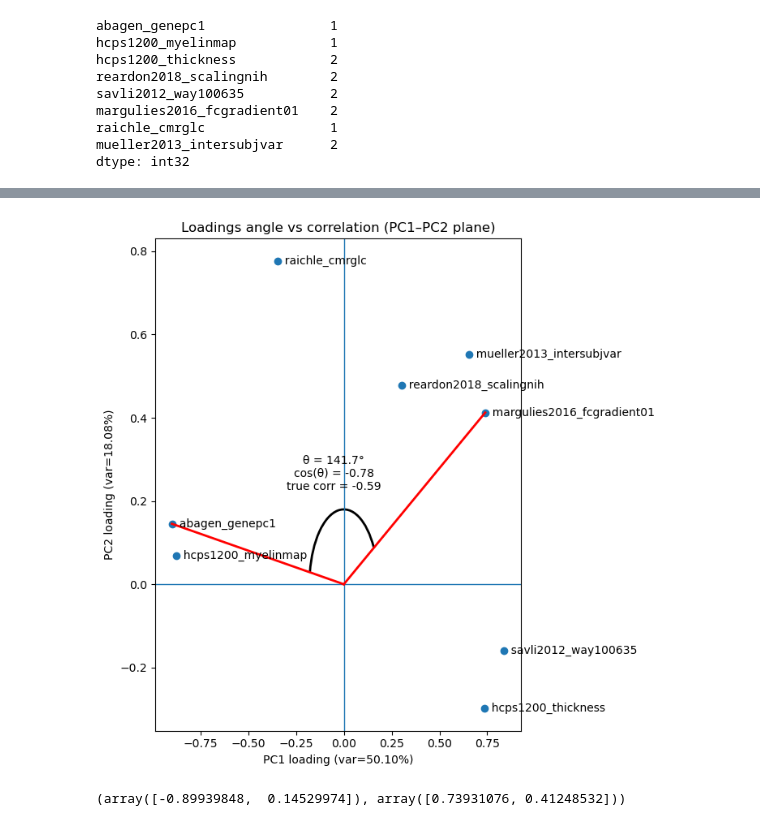
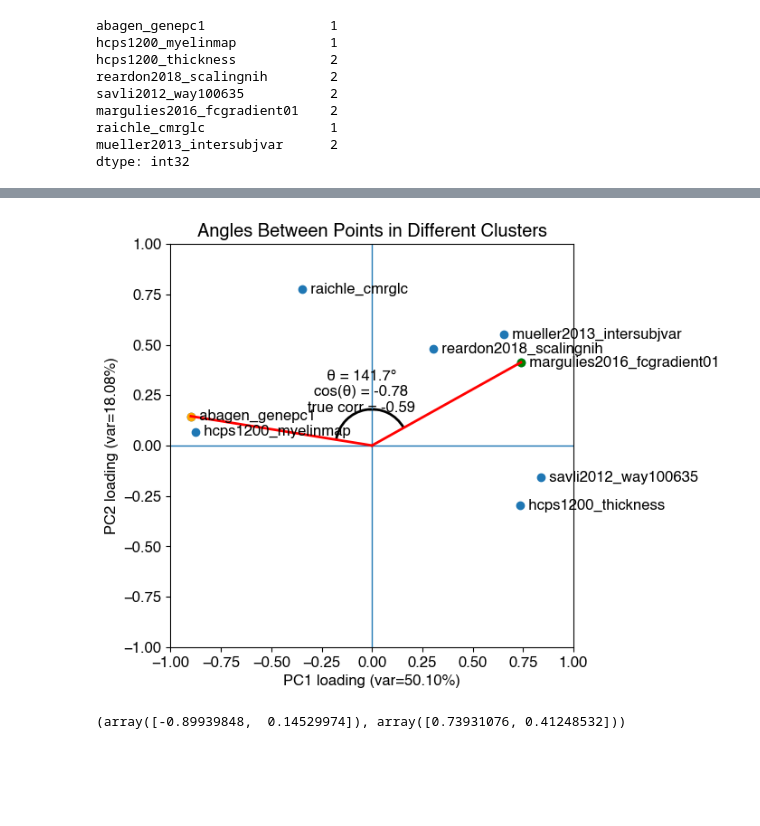
Before and after one commit to kesouder/BrainMap_Analysis, a Jupyter notebook: main.ipynb, the cells around one changed output, grey strips where cells are left out. Saved outputs shown, nothing was run; the diff lists cells and outputs as text; code cells hidden in the pictures; blank space fills up the shorter version.

```diff
--- a/main.ipynb
+++ b/main.ipynb
@@ -4,6 +4,7 @@ import matplotlib.pyplot as pl
 import numpy as np
 from neuromaps import datasets, transforms, images, resampling, nulls, stats
 import matplotlib.pyplot as plt
+plt.rcParams.update({"font.size":12, "font.family": "Helvetica"})
 # %%
 !wb_command -version
 # %% [output]
@@ -865,39 +870,42 @@ corr_true = corr_df_spear.loc[name_a, name_b]
 
 # plot
 plt.figure(figsize=(7, 7))
+plt.xlim(-1,1)
+plt.ylim(-1,1)
+plt.axis("square")
 plt.axhline(0, linewidth=1)
 plt.axvline(0, linewidth=1)
 
 # scatter all points
 plt.scatter(x, y)
 for k, nm in enumerate(names):
     plt.text(x[k], y[k], "  " + nm, va="center")
 
 # highlight chosen pair
-#plt.scatter([u[0], v[0]], [u[1], v[1]], s=80)
-
+plt.scatter(u[0], u[1], color='orange')
+plt.scatter(v[0], v[1], color='green')
 # draw rays from origin
 plt.plot([0, u[0]], [0, u[1]], linewidth=2, color='r')
 plt.plot([0, v[0]], [0, v[1]], linewidth=2, color='r')
 
 # draw angle arc
 r = 0.2 * max(np.max(np.abs(x)), np.max(np.abs(y)))  # arc radius scaled to plot
 arc = Arc((0, 0), 2*r, 2*r, angle=0, theta1=ang1, theta2=ang2, linewidth=2)
 plt.gca().add_patch(arc)
 
 # label the angle near the arc midpoint
 mid = np.radians((ang1 + ang2) / 2)
 plt.text(r*np.cos(mid)*1.7, r*np.sin(mid)*1.5,
          f"θ = {theta:.1f}°\ncos(θ) = {cos_theta:.2f}\ntrue corr = {corr_true:.2f}",
          ha="center", va="center")
 
 plt.xlabel(f"PC1 loading (var={var_exp[0]:.2%})")
 plt.ylabel(f"PC2 loading (var={var_exp[1]:.2%})")
-plt.title("Loadings angle vs correlation (PC1–PC2 plane)")
+plt.title("Angles Between Points in Different Clusters")
 plt.tight_layout()
 plt.show()
 # %% [output]
-[figure, old version]
+[figure, new version]
 # %%
 u, v
 # %% [output]
```
Also changed, not shown: parts of 9 cells of this notebook, 1 other file.
